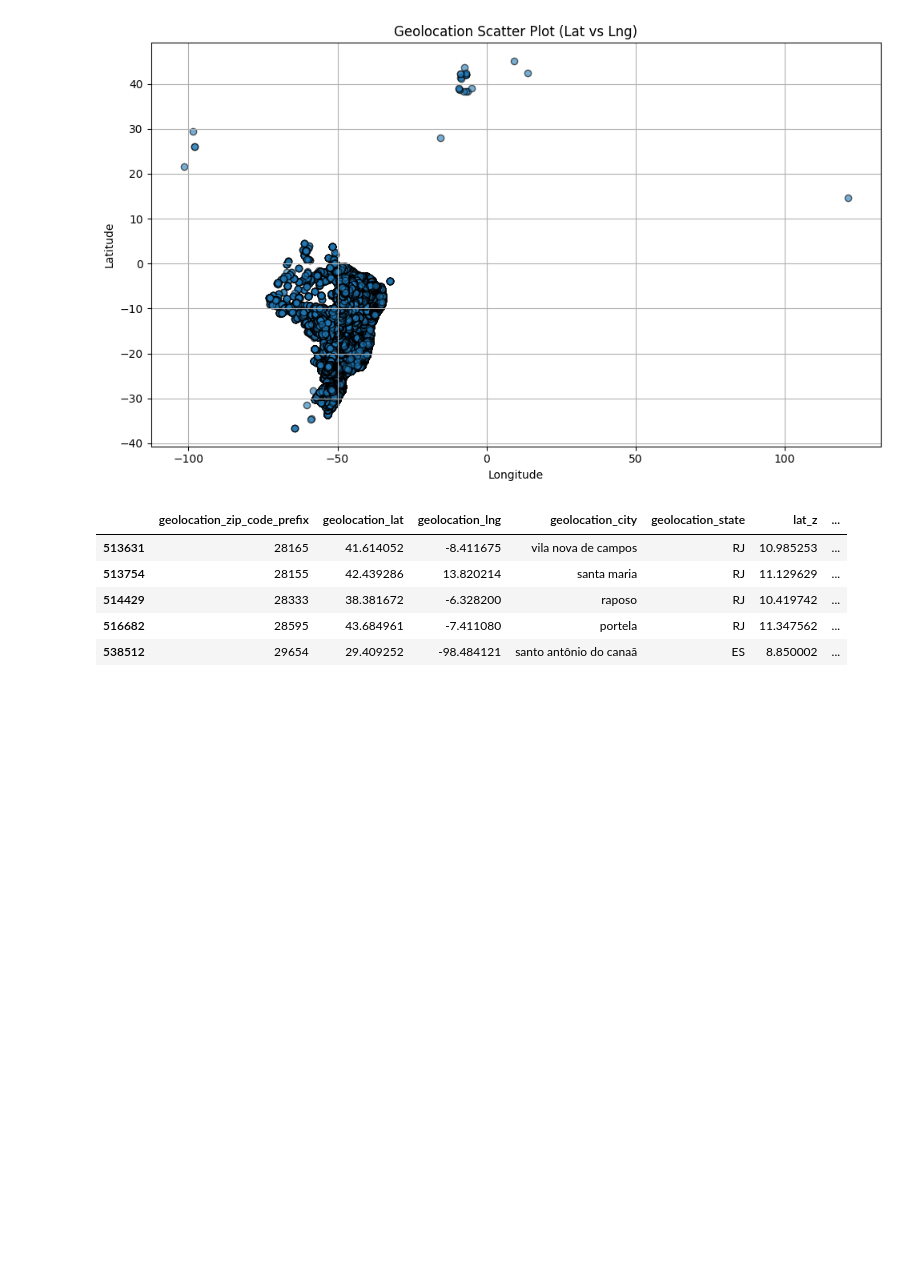
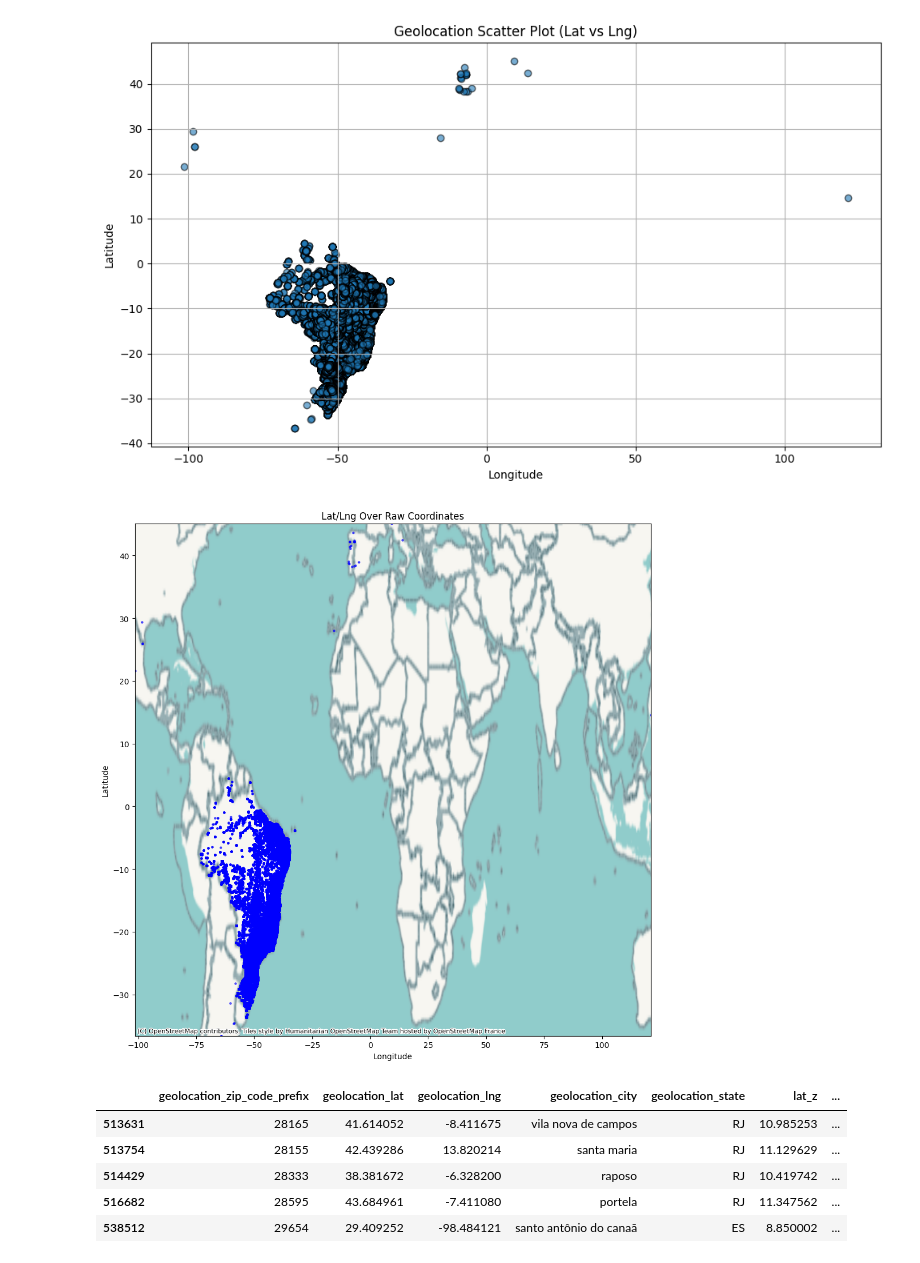
Before and after one commit to Mocuss/FESI-Crew, a Jupyter notebook: EDA.ipynb, the cells around one changed output. Drawn from its saved outputs; the diff is of its cells as text; code cells hidden in the pictures; blank space fills up the shorter version.

```diff
--- a/EDA.ipynb
+++ b/EDA.ipynb
@@ -20,11 +40,11 @@ product_category_name_translation = "data/product_category_name_translation.csv"
 # %%
-# reading the datasets into pandas DataFrames
-customers_df = pd.read_csv(customers)
-geolocation_df = pd.read_csv(geolocation)
-order_items_df = pd.read_csv(order_items)
-order_payments_df = pd.read_csv(order_payments)
-order_reviews_df = pd.read_csv(order_reviews)
-orders_df = pd.read_csv(orders)
-products_df = pd.read_csv(products)
-sellers_df = pd.read_csv(sellers)
-product_category_name_translation_df = pd.read_csv(product_category_name_translation)
+# defining the file paths for the datasets
+customers = "X:/data/olist_customers_dataset.csv"
+geolocation = "X:/data/olist_geolocation_dataset.csv"
+order_items = "X:/data/olist_order_items_dataset.csv"
+order_payments = "X:/data/olist_order_payments_dataset.csv"
+order_reviews = "X:/data/olist_order_reviews_dataset.csv"
+orders = "X:/data/olist_orders_dataset.csv"
+products = "X:/data/olist_products_dataset.csv"
+sellers = "X:/data/olist_sellers_dataset.csv"
+product_category_name_translation = "X:/data/product_category_name_translation.csv"
@@ -113,6 +160,33 @@ plt.tight_layout()
 plt.show()
 # %% [output]
 [figure]
+# %%
+import matplotlib.pyplot as plt
+import contextily as ctx
+import pandas as pd
+
+# Create a blank plot with lat/lng
+fig, ax = plt.subplots(figsize=(10, 10))
+ax.scatter(geolocation_df["geolocation_lng"], geolocation_df["geolocation_lat"],
+           s=5, color='blue', alpha=0.6)
+
+# Set correct bounds for map tiles
+ax.set_xlim(geolocation_df["geolocation_lng"].min(), geolocation_df["geolocation_lng"].max())
+ax.set_ylim(geolocation_df["geolocation_lat"].min(), geolocation_df["geolocation_lat"].max())
+
+# Try to overlay map (may not align perfectly without reprojecting)
+try:
+    ctx.add_basemap(ax, crs='EPSG:4326')  # using raw lat/lng coords
+except Exception as e:
+    print("Map overlay failed:", e)
+
+ax.set_title("Lat/Lng Over Raw Coordinates")
+plt.xlabel("Longitude")
+plt.ylabel("Latitude")
+plt.tight_layout()
+plt.show()
+# %% [output]
+[figure, added]
 # %%
 # Calculate z-scores for latitude and longitude
 geolocation_df["lat_z"] = zscore(geolocation_df["geolocation_lat"])
```
Also changed, not shown: parts of 24 cells of this notebook.
